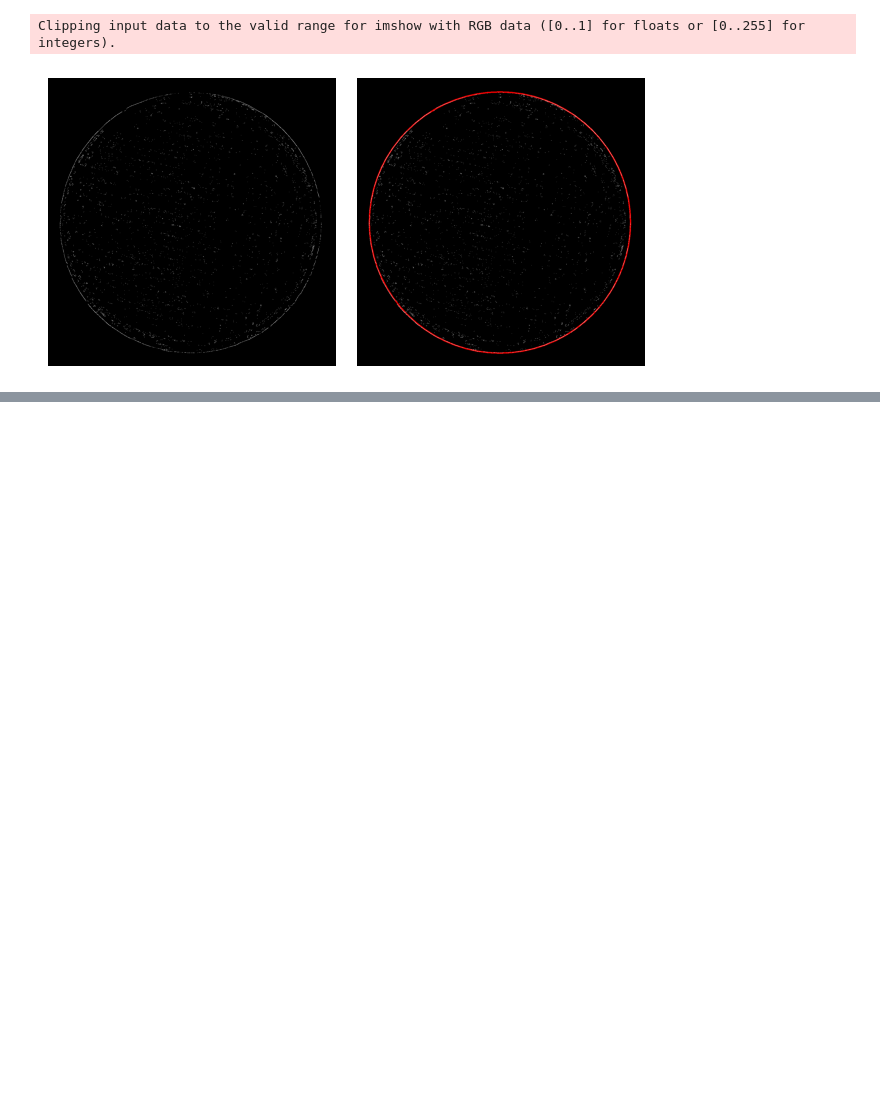
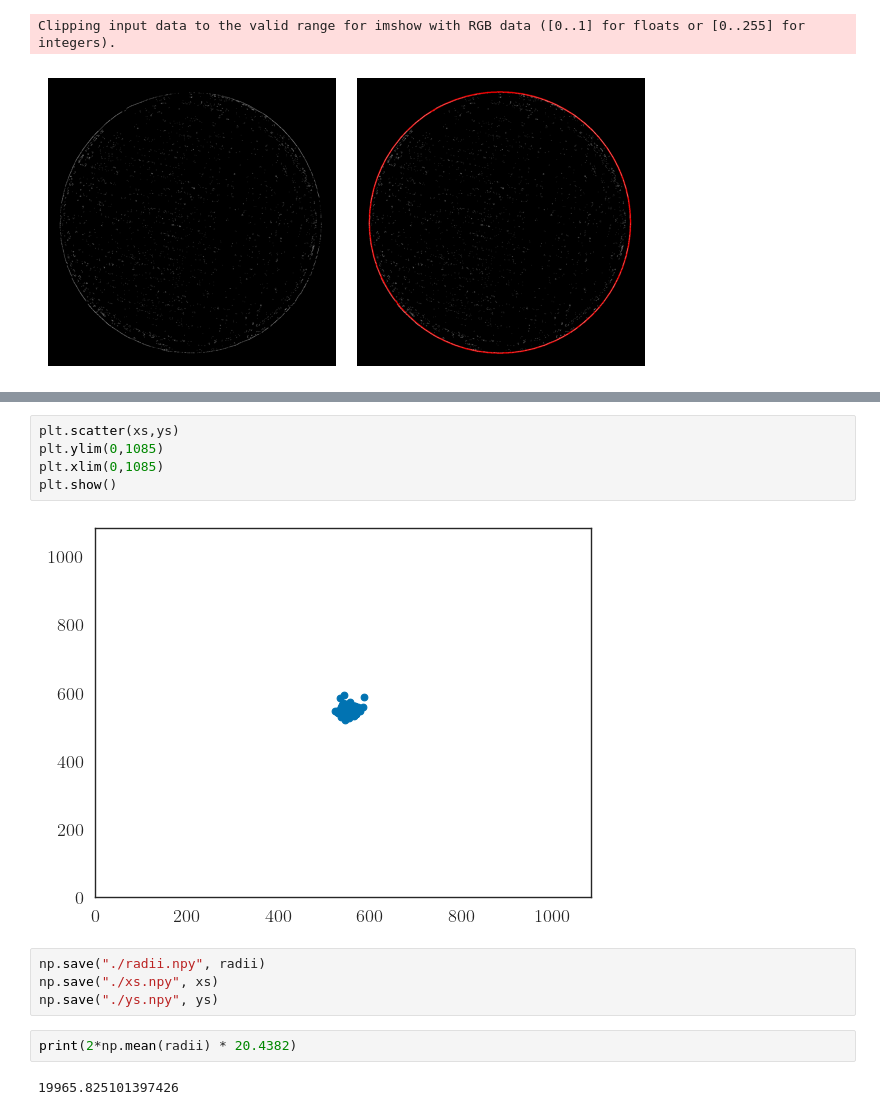
Before and after one commit to tpasfieldERAU/MA390-490_PNNL, a Jupyter notebook: dimensioning/diameter-analysis.ipynb, the cells around one changed output, grey strips where cells are left out. Saved outputs shown, nothing was run; the diff lists cells and outputs as text; blank space fills up the shorter version.

```diff
--- a/dimensioning/diameter-analysis.ipynb
+++ b/dimensioning/diameter-analysis.ipynb
@@ -112,0 +117,15 @@ plt.show()
+# %%
+plt.scatter(xs,ys)
+plt.ylim(0,1085)
+plt.xlim(0,1085)
+plt.show()
+# %% [output]
+[figure, added]
+# %%
+np.save("./radii.npy", radii)
+np.save("./xs.npy", xs)
+np.save("./ys.npy", ys)
+# %%
+print(2*np.mean(radii) * 20.4382)
+# %% [output]
+19965.825101397426
```
Also changed, not shown: parts of 2 cells of this notebook, 4 other files.
